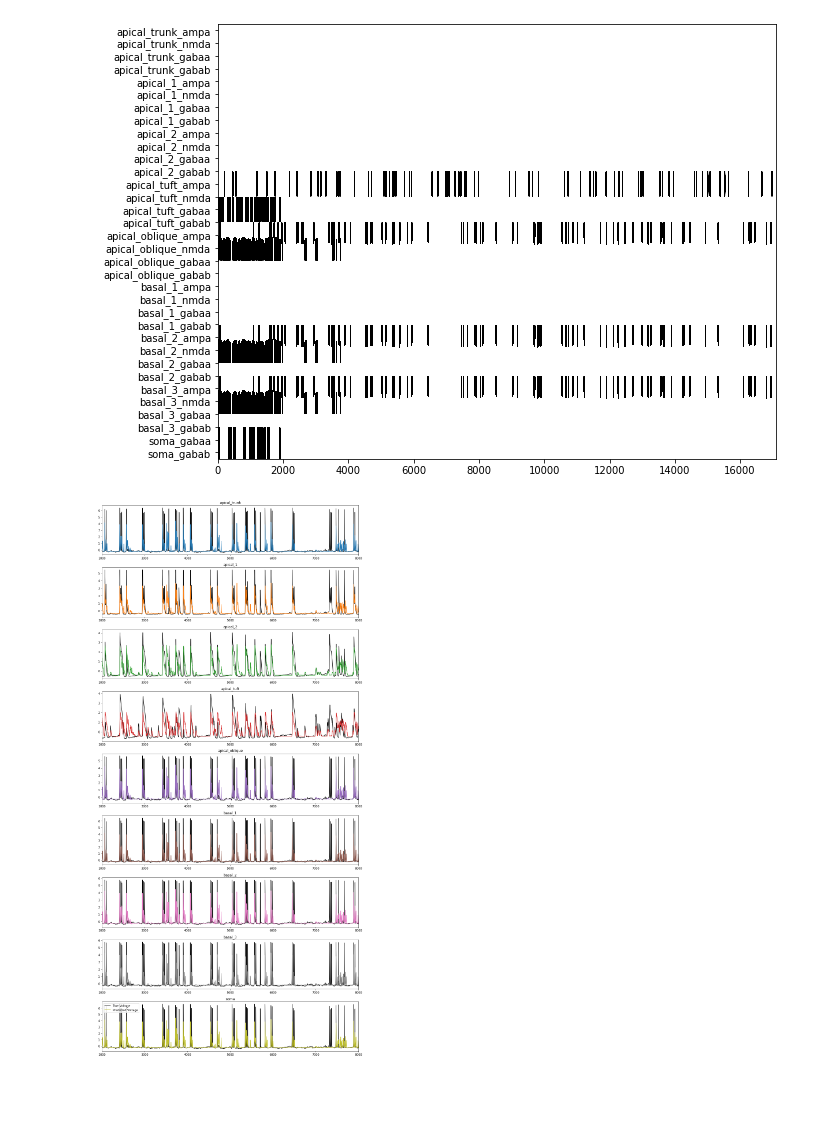
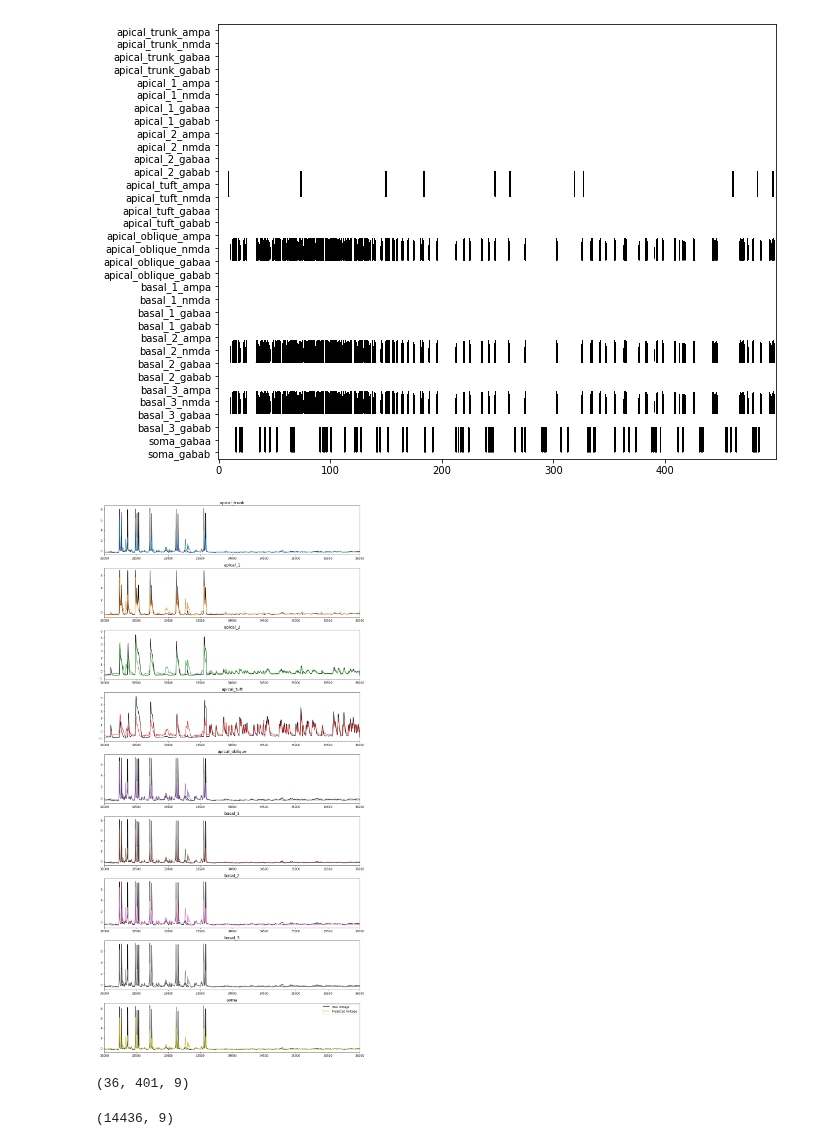
Before and after one commit to ntolley/bayesian_surrogates, a Jupyter notebook: single_cell_noise.ipynb, the cells around one changed output. Drawn from its saved outputs; the diff is of its cells as text; code cells hidden in the pictures; blank space fills up the shorter version.

Commit message:
Good network with custom kernel

```diff
--- a/single_cell_noise.ipynb
+++ b/single_cell_noise.ipynb
@@ -79,18 +79,20 @@ Trial 1: 990.0 ms...
 # %%
 dataset_cell_type = 'L5_pyramidal'
-window_size = 100
-training_set = utils.CellType_Dataset_Fast(net_train, cell_type=dataset_cell_type, window_size=window_size, device='cpu')
+window_size = 500
+data_step_size = 500
+training_set = utils.CellType_Dataset_Fast(net_train, cell_type=dataset_cell_type, window_size=window_size,
+                                           data_step_size=data_step_size, device='cpu')
 validation_set = utils.CellType_Dataset_Fast(net_validation, cell_type=dataset_cell_type,
                                         input_spike_scaler=training_set.input_spike_scaler,
                                         vsec_scaler=training_set.vsec_scaler,
                                         isec_scaler=training_set.isec_scaler,
-                                        window_size=window_size, device='cpu')
+                                        window_size=window_size, data_step_size=data_step_size, device='cpu')
 
 
 _, _, input_size = training_set[:][0].detach().cpu().numpy().shape
 _, _, output_size = training_set[:][1].detach().cpu().numpy().shape
 
-batch_size = 1000
+batch_size = 100
 num_cores = 8
 pin_memory = True
 
@@ -279,8 +335,8 @@ isec_names = training_set.isec_names
 # %%
 plt.figure(figsize=(10,8))
 
-plt.imshow(validation_set[:][0][:, -1, :].detach().cpu().numpy().T, aspect='auto', cmap='gray_r', vmin=0, vmax=0.0001)
+plt.imshow(validation_set[:][0][0, :, :].detach().cpu().numpy().T, aspect='auto', cmap='gray_r', vmin=0, vmax=0.0001)
 _ = plt.yticks(ticks=list(range(len(isec_names))), labels=isec_names)
 # %% [output]
-[figure, old version]
+[figure, new version]
 # %%
@@ -289,19 +345,46 @@ test_pred = test_pred.squeeze()
+# %%
+def run_model(model, validation_set):
+    val_data = validation_set[:][0][:,:,:].float().to(device)
+    with torch.no_grad():
+        model.eval()
+        output_sequence = []
+        hidden = model.init_hidden(val_data.size(0))
+        for t in range(model.kernel_size, val_data.size(1)):
+            output, hidden = model(val_data[:,(t-model.kernel_size):t, :], hidden)
+            output_sequence.append(output)
+
+        output_sequence = torch.cat(output_sequence, dim=1)
+
+    return output_sequence
+# %%
+test_pred = run_model(model, validation_set)
+# %%
+val_plot_data = np.concatenate(validation_set[:][1][:,model.kernel_size:,:].detach().cpu().numpy(), axis=0)
+test_plot_data = np.concatenate(test_pred.detach().cpu().numpy(), axis=0)
 # %%
 
 plt.figure(figsize=(13,3 * output_size))
 
 for idx in range(output_size):
     plt.subplot(output_size, 1, idx+1)
-    plt.plot(validation_set[:][1][:,-1,idx].detach().cpu().numpy(), color='k', label='True Voltage')
+    plt.plot(val_plot_data[:,idx], color='k', label='True Voltage')
     # plt.plot(test_pred, color=f'C{idx}', label='Predicted Voltage')
-    plt.plot(test_pred[:, idx], color=f'C{idx}', label='Predicted Voltage')
-    plt.xlim(2000, 8000)
-    plt.title(vsec_names[idx])
+    plt.plot(test_plot_data[:,idx], color=f'C{idx}', label='Predicted Voltage')
+    plt.xlim(32000,36000)
+    plt.title(vsec_names[idx], fontsize=14)
     # plt.ylim(-0.5,1.8)
 plt.legend()
 plt.tight_layout()
 # %% [output]
-[figure, old version]
+[figure, new version]
+# %%
+test_pred.shape
+# %% [output]
+(36, 401, 9)
+# %%
+np.concatenate(test_pred, axis=0).shape
+# %% [output]
+(14436, 9)
 # %%
 #Evaluate trained model
 ann_train_pred = mocap_functions.evaluate_model(model_ann, training_eval_generator, device)
```
Also changed, not shown: parts of 11 cells of this notebook.
